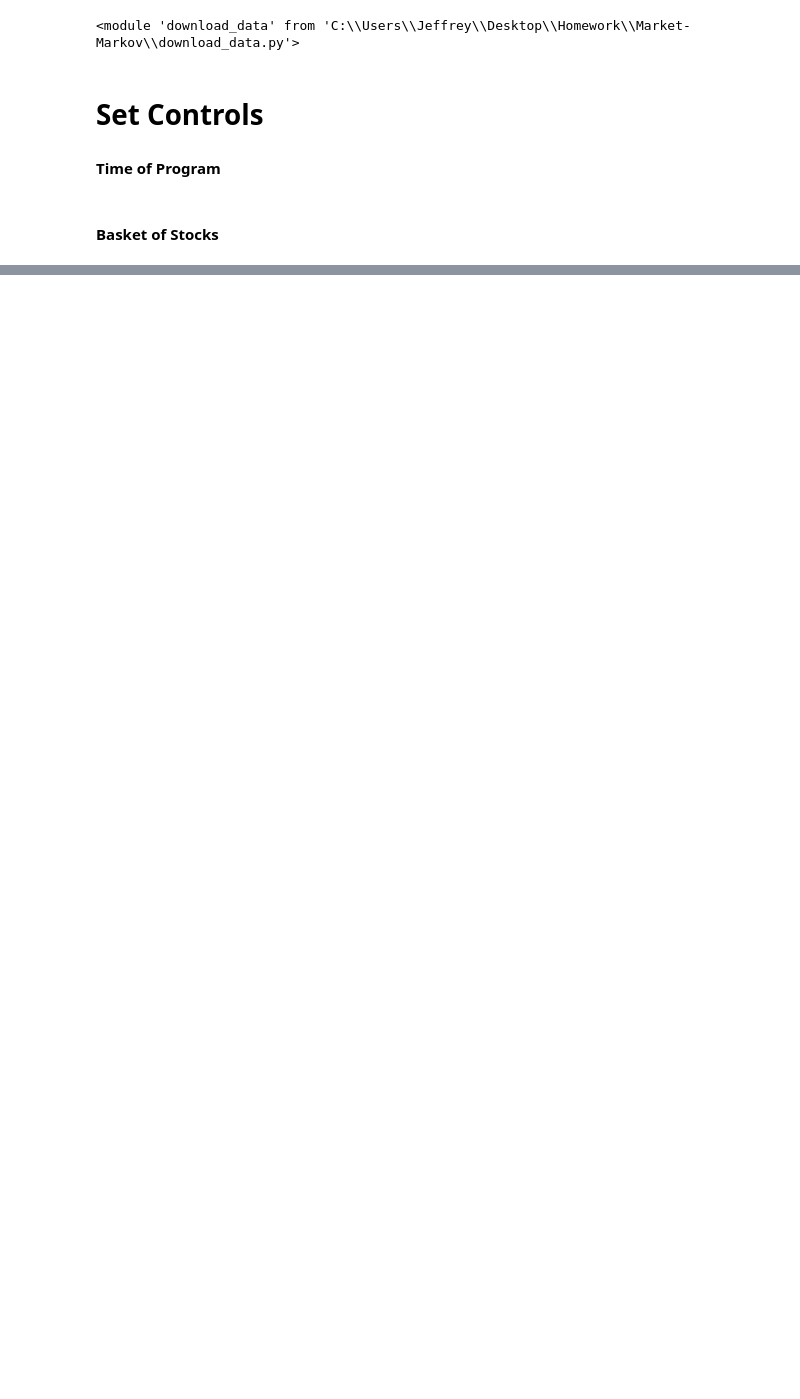
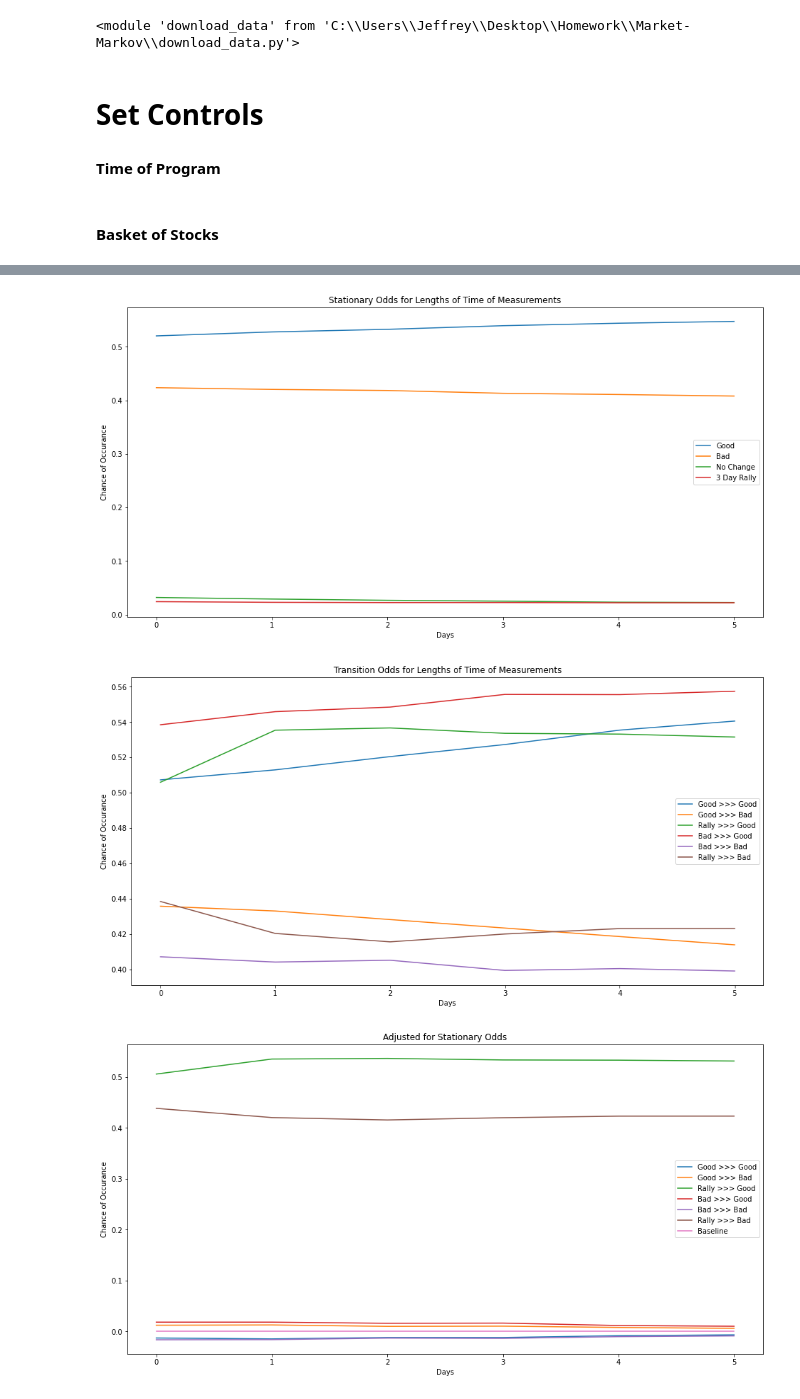
Before and after one commit to weintraubje/Market-Markov, a Jupyter notebook: main.ipynb, the cells around one changed output, grey strips where cells are left out. Saved outputs shown, nothing was run; the diff lists cells and outputs as text; code cells hidden in the pictures; blank space fills up the shorter version.

Commit message:
update with new graphs

```diff
--- a/main.ipynb
+++ b/main.ipynb
@@ -23,13 +23,14 @@ end = dt.datetime(2020,12,31)
 # %% [markdown]
 #### Basket of Stocks
 # %%
-#symbols = ['SPYG', 'SPYD', 'SPY']
 symbols = ['SPYG', 'SPYD', 'SPY', 'MSFT', 'AMZN', 'TSLA', 'AAPL', 'GOOGL',
            'FB', 'BABA', 'TSM', 'V', 'JPM', 'JNJ', 'WMT', 'MA', 'NVDA',
            'UNH', 'BAC', 'HD', 'DIS', 'PG', 'PYPL', 'CMCSA', 'XOM', 'VZ',
-          'KO', 'NFLX', 'T', 'ORCL', 'CSCO', 'CRM', 'PFE', 'ABT', 'TMT',
-          'NKE', 'CVX', 'PEP', 'ABBV', 'ACN', 'NVS', 'WFC', 'AVGO', 'MRK',
-          'DHR', 'TMO', 'MDT', 'UPS', 'MCD', 'LLY', ]
+           'KO', 'NFLX', 'T', 'ORCL', 'CSCO', 'CRM', 'PFE', 'ABT', 'TMT',
+           'NKE', 'CVX', 'PEP', 'ABBV', 'ACN', 'NVS', 'WFC', 'AVGO', 'MRK',
+           'DHR', 'TMO', 'MDT', 'UPS', 'MCD', 'LLY', 'TXN', 'SAP', 'TMUS',
+           'COST', 'QCOM', 'HON', 'UL', 'C', 'SHOP', 'NEE', 'LIN', 'UNP']
+#symbols = ['SPYG', 'SPYD', 'SPY']
 # %%
 def download_stock_data(symbol, start, end):
     """Downloads historical stock pricing data for an individual symbol"""
@@ -235,0 +450,2 @@ def plot_summaries(tms):
+# %%
+tms = generate_combine_transition_matrices(symbols, start=start, end=end, min_days = 5, max_days = 10)
@@ -235,0 +470,7 @@ def plot_summaries(tms):
+# %%
+plt.rcParams["figure.figsize"] = (16,8)
+plot_summaries(tms)
+# %% [output]
+[figure, added]
+[figure, added]
+[figure, added]
```
Also changed, not shown: parts of 6 cells of this notebook.
